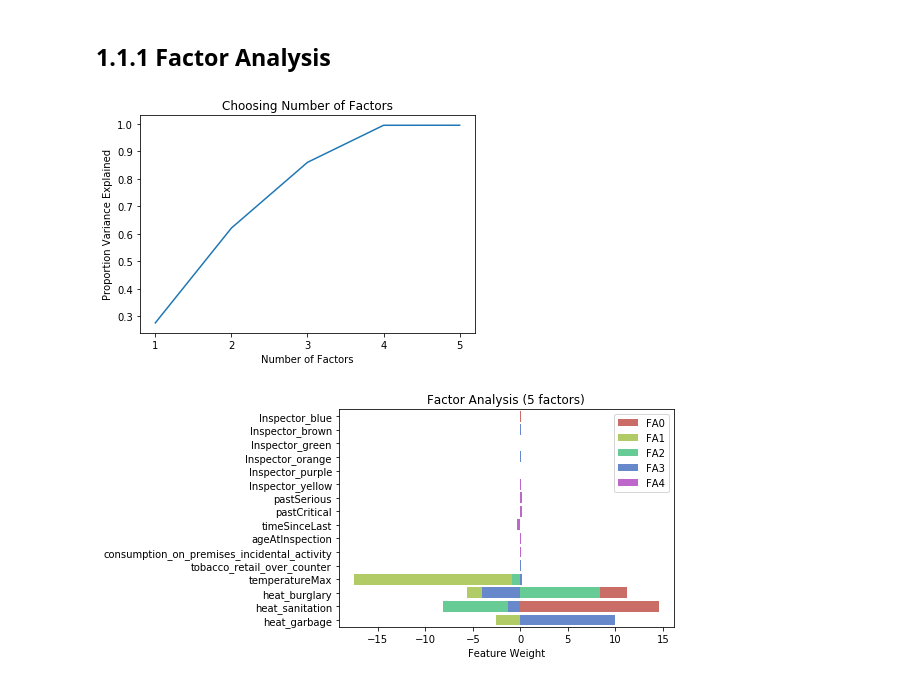
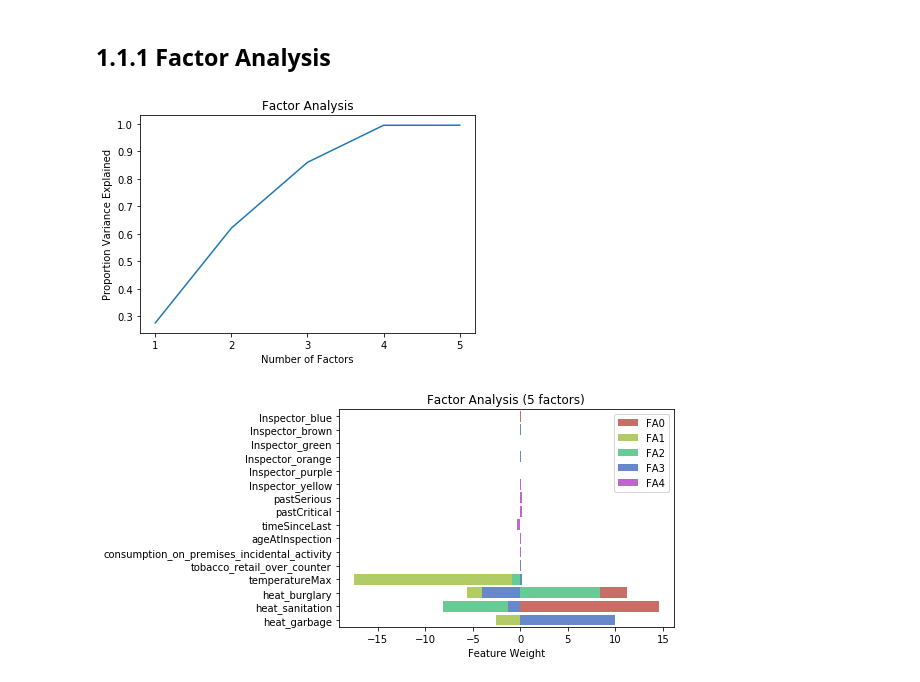
Before and after one commit to vingkan/foodinspectionforecasting, a Jupyter notebook: IIT/11_feature_selection.ipynb, the cells around one changed output. Drawn from its saved outputs; the diff is of its cells as text; code cells hidden in the pictures.

```diff
--- a/IIT/11_feature_selection.ipynb
+++ b/IIT/11_feature_selection.ipynb
@@ -50,18 +53,18 @@ def fa_var_explained(fa):
 # %%
 nc_vals = list(range(1, 6))
 var_exp = np.zeros(len(nc_vals))
 for i, nc in enumerate(nc_vals):
     fa = FactorAnalysis(n_components=nc, random_state=0)
     fa.fit(X)
     var_exp[i] = fa_var_explained(fa).sum()
 sns.lineplot(x=nc_vals, y=var_exp)
 plt.xticks(nc_vals)
 plt.xlabel("Number of Factors")
 plt.ylabel("Proportion Variance Explained")
-plt.title("Choosing Number of Factors")
+plt.title("Factor Analysis")
 plt.show()
 # %% [output]
-[figure, old version]
+[figure, new version]
 # %%
 n_factors = 5
 fa = FactorAnalysis(n_components=n_factors, random_state=0)
```
Also changed, not shown: parts of 11 cells of this notebook, 1 other file.
